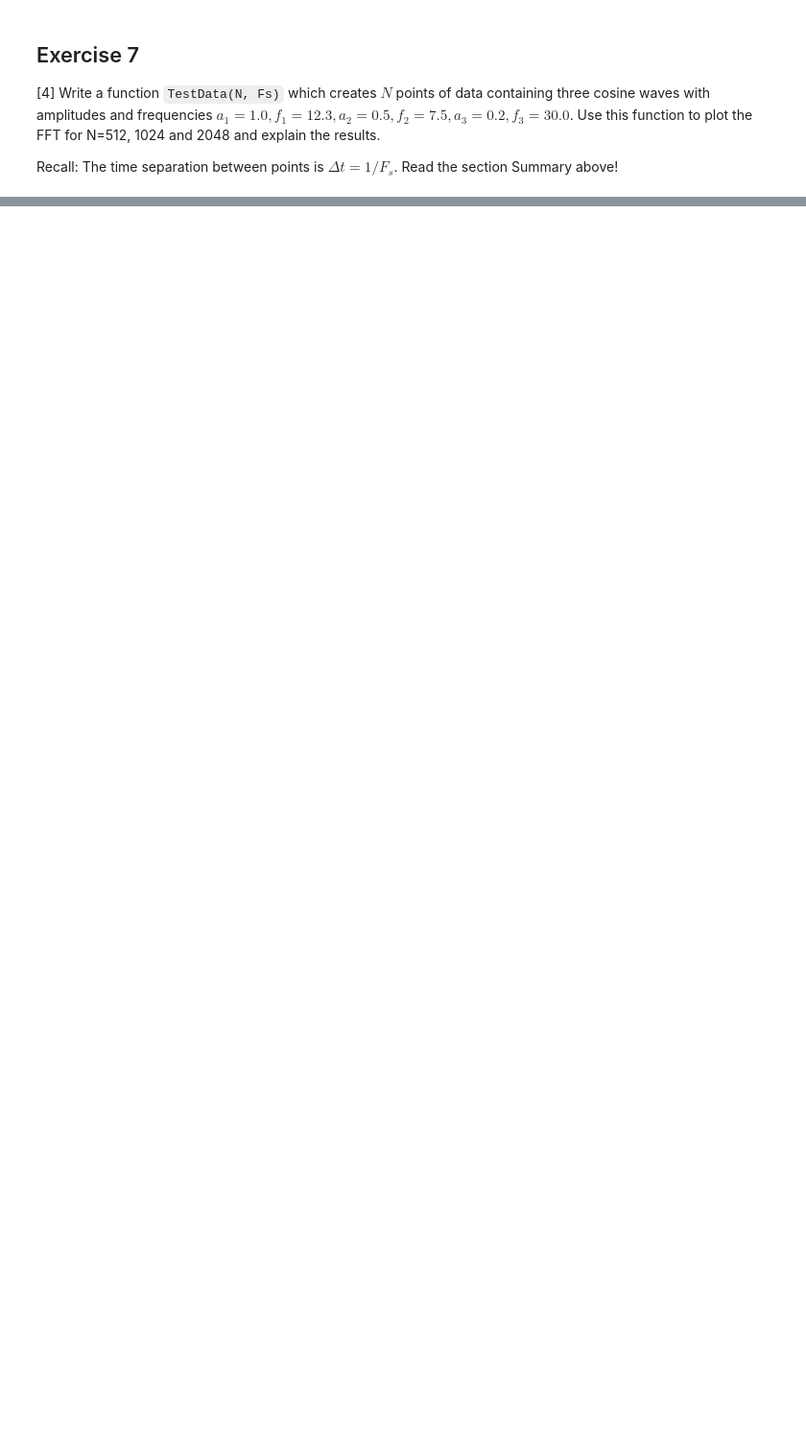
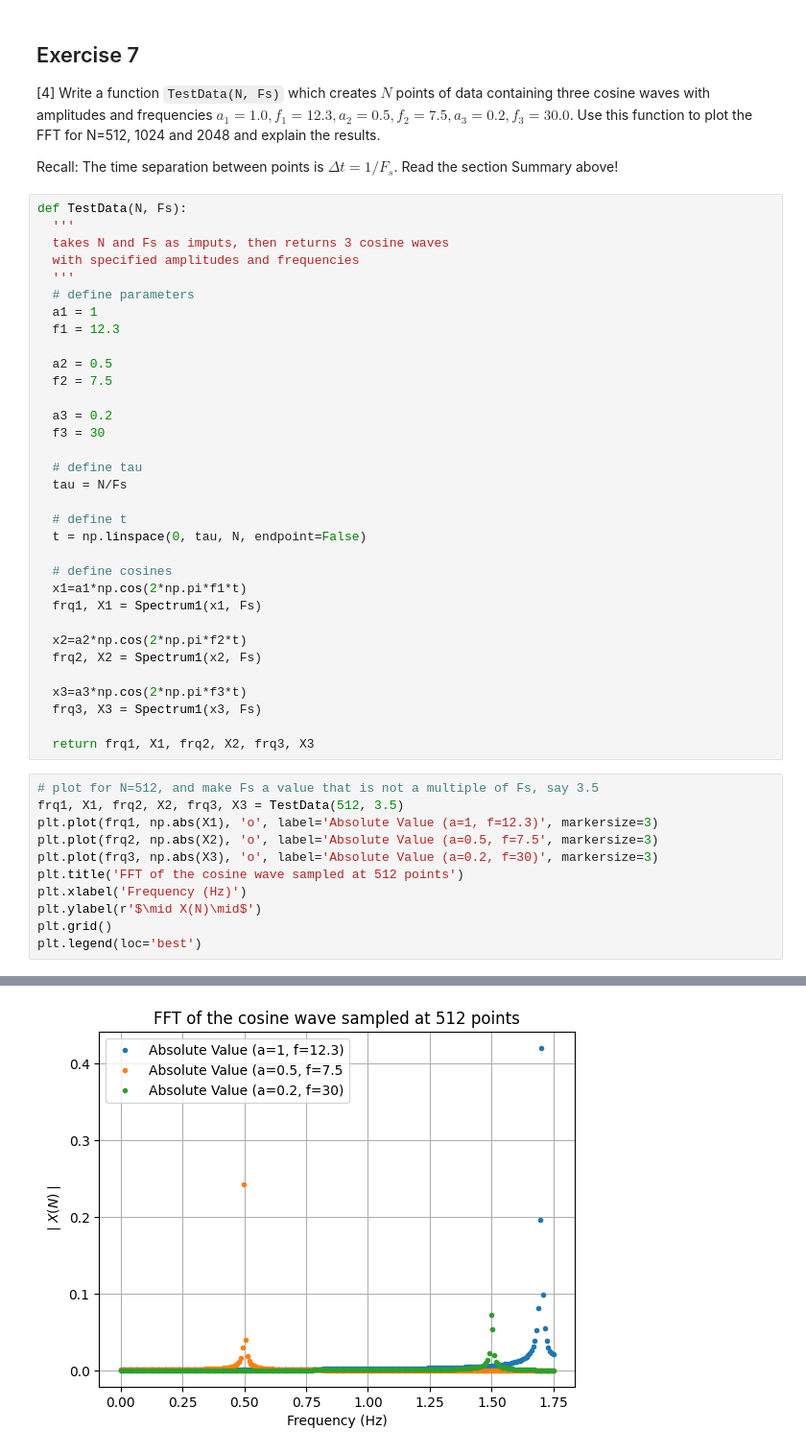
Before and after one commit to PX2145-2025/week-10-b-Morgan-Howard-Reuben, a Jupyter notebook: FFT.ipynb, the cells around one changed output, grey strips where cells are left out. Shown at 96% size. Drawn from its saved outputs; the diff is of its cells as text; blank space fills up the shorter version.

```diff
--- a/FFT.ipynb
+++ b/FFT.ipynb
@@ -571,3 +615,48 @@ This value indicates the 180-degree shift.
 [4] Write a function `TestData(N, Fs)` which creates $N$ points of data containing three cosine waves with amplitudes and frequencies $a_1 = 1.0, f_1 = 12.3, a_2 = 0.5, f_2 = 7.5, a_3 = 0.2, f_3 = 30.0$. Use this function to plot the FFT for N=512, 1024 and 2048 and explain the results.
 
  Recall: The time separation between points is $\Delta t = 1/F_s$. Read the section Summary above!
+# %%
+def TestData(N, Fs):
+  '''
+  takes N and Fs as imputs, then returns 3 cosine waves
+  with specified amplitudes and frequencies
+  '''
+  # define parameters
+  a1 = 1
+  f1 = 12.3
+
+  a2 = 0.5
+  f2 = 7.5
+
+  a3 = 0.2
+  f3 = 30
+
+  # define tau
+  tau = N/Fs
+
+  # define t
+  t = np.linspace(0, tau, N, endpoint=False)
+
+  # define cosines
+  x1=a1*np.cos(2*np.pi*f1*t)
+  frq1, X1 = Spectrum1(x1, Fs)
+
+  x2=a2*np.cos(2*np.pi*f2*t)
+  frq2, X2 = Spectrum1(x2, Fs)
+
+  x3=a3*np.cos(2*np.pi*f3*t)
+  frq3, X3 = Spectrum1(x3, Fs)
+
+  return frq1, X1, frq2, X2, frq3, X3
+# %%
+# plot for N=512, and make Fs a value that is not a multiple of Fs, say 3.5
+frq1, X1, frq2, X2, frq3, X3 = TestData(512, 3.5)
+plt.plot(frq1, np.abs(X1), 'o', label='Absolute Value (a=1, f=12.3)', markersize=3)
+plt.plot(frq2, np.abs(X2), 'o', label='Absolute Value (a=0.5, f=7.5', markersize=3)
+plt.plot(frq3, np.abs(X3), 'o', label='Absolute Value (a=0.2, f=30)', markersize=3)
+plt.title('FFT of the cosine wave sampled at 512 points')
+plt.xlabel('Frequency (Hz)')
+plt.ylabel(r'$\mid X(N)\mid$')
+plt.grid()
+plt.legend(loc='best')
+# %% [output]
@@ -573,0 +664 @@ This value indicates the 180-degree shift.
+[figure, added]
```
Also changed, not shown: parts of 9 cells of this notebook.
